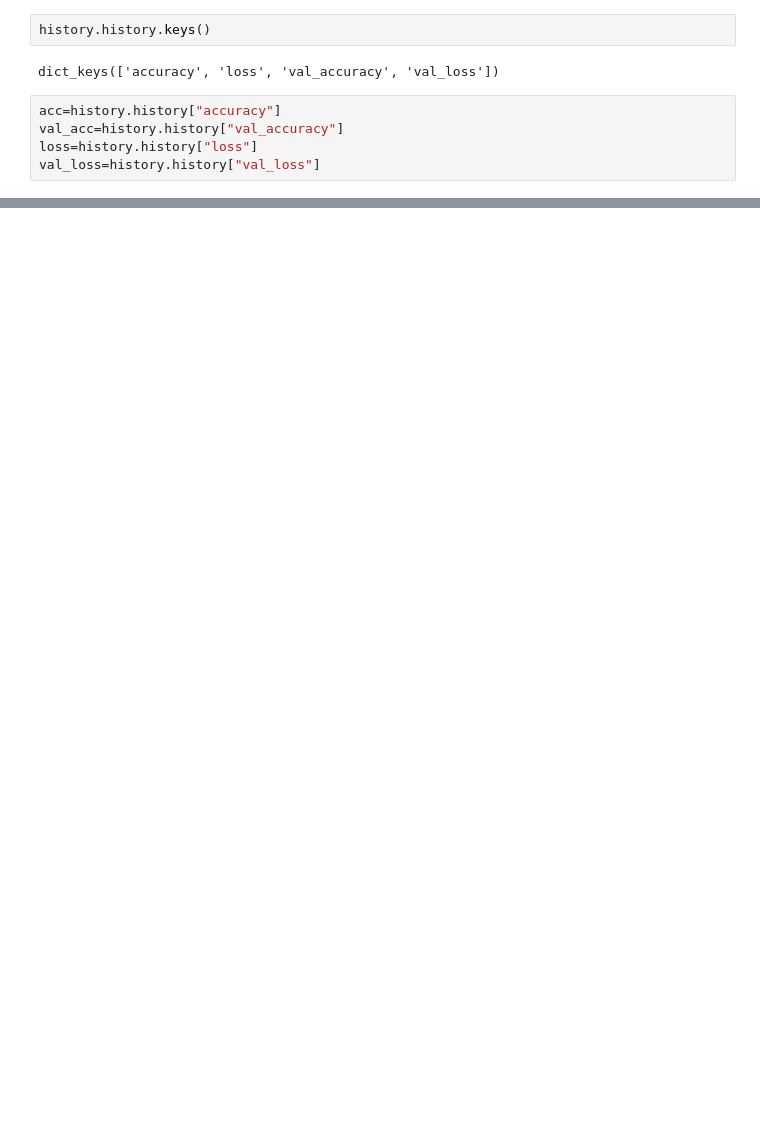
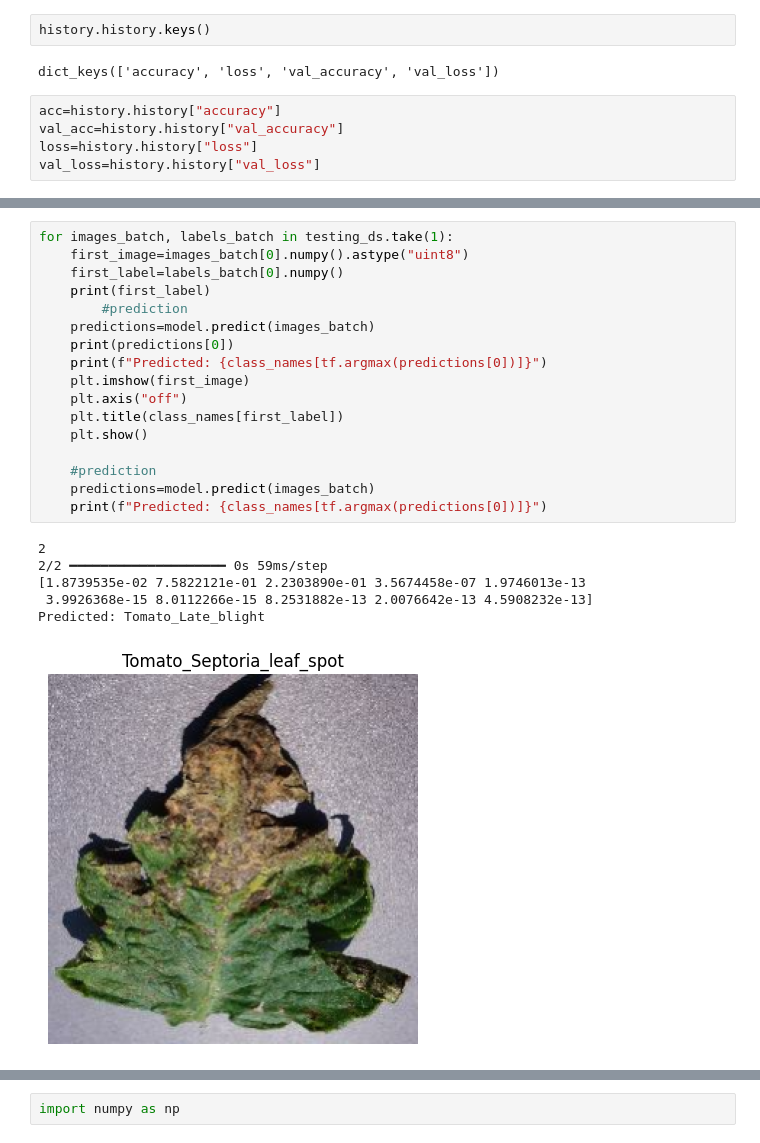
Before and after one commit to PriyanshuSharma1/tomato-disease-classification, a Jupyter notebook: train.ipynb, the cells around one changed output, grey strips where cells are left out. Cells and saved outputs as stored; diff of their text form; blank space fills up the shorter version.

Commit message:
chore: Prediction of the disease in tomatoes with their leaf

```diff
--- a/train.ipynb
+++ b/train.ipynb
@@ -282,0 +286,24 @@ Text(0.5, 1.0, 'Training and Validation loss')
+# %%
+for images_batch, labels_batch in testing_ds.take(1):
+    first_image=images_batch[0].numpy().astype("uint8")
+    first_label=labels_batch[0].numpy()
+    print(first_label)
+        #prediction
+    predictions=model.predict(images_batch)
+    print(predictions[0])
+    print(f"Predicted: {class_names[tf.argmax(predictions[0])]}")
+    plt.imshow(first_image)
+    plt.axis("off")
+    plt.title(class_names[first_label])
+    plt.show()
+
+    #prediction
+    predictions=model.predict(images_batch)
+    print(f"Predicted: {class_names[tf.argmax(predictions[0])]}")
+# %% [output]
+2
+2/2 ━━━━━━━━━━━━━━━━━━━━ 0s 59ms/step
+[1.8739535e-02 7.5822121e-01 2.2303890e-01 3.5674458e-07 1.9746013e-13
+ 3.9926368e-15 8.0112266e-15 8.2531882e-13 2.0076642e-13 4.5908232e-13]
+Predicted: Tomato_Late_blight
+[figure, added]
@@ -282,0 +313,2 @@ Text(0.5, 1.0, 'Training and Validation loss')
+# %%
+import numpy as np
```
Also changed, not shown: parts of 14 cells of this notebook.
